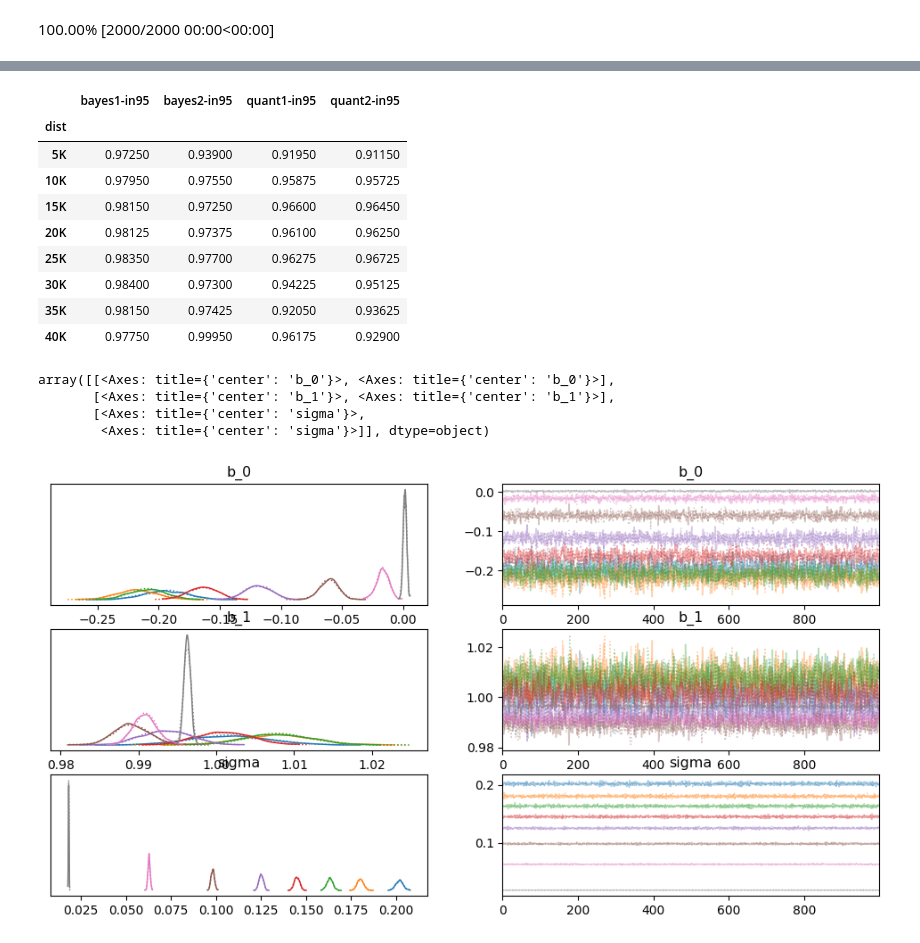
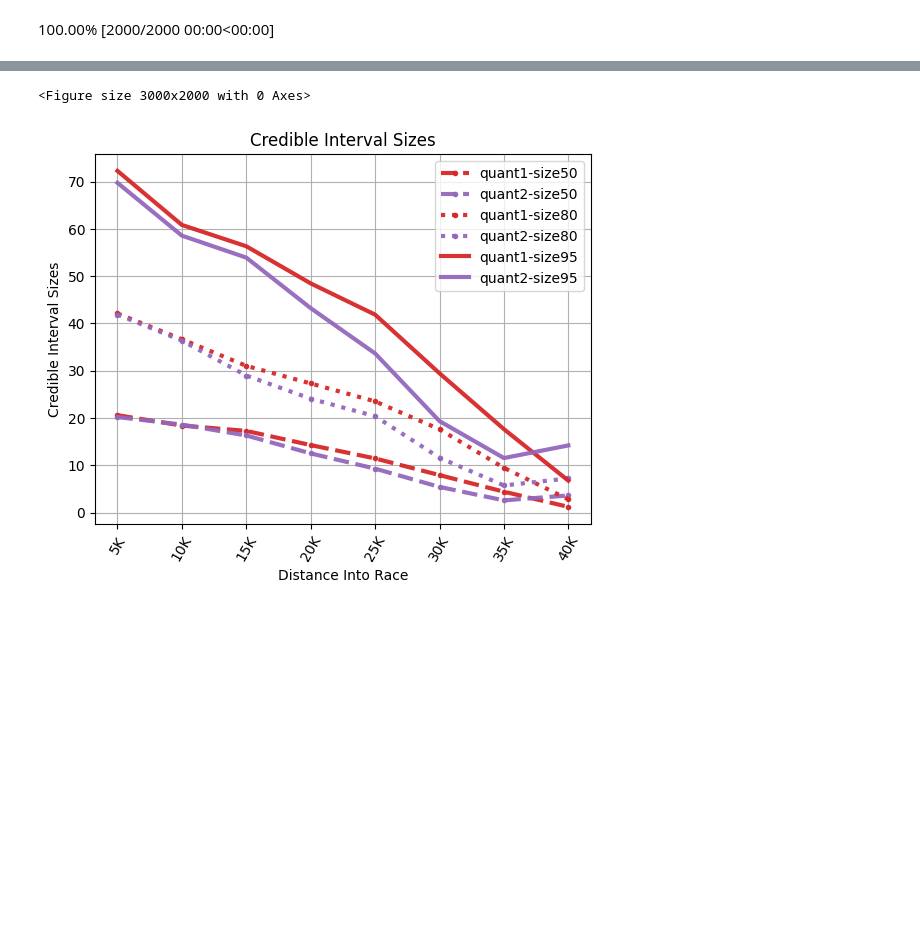
Before and after one commit to eaegerber/Marathon_Predictor, a Jupyter notebook: analysis.ipynb, the cells around one changed output, grey strips where cells are left out. Cells and saved outputs as stored; diff of their text form; code cells hidden in the pictures; blank space fills up the shorter version.

```diff
--- a/analysis.ipynb
+++ b/analysis.ipynb
@@ -166,13 +188,0 @@ dist
-# %%
-table[:]
-# %% [output]
-|  | bayes1-in95 | bayes2-in95 | quant1-in95 | quant2-in95 |
-| dist |  |  |  |  |
-| 5K | 0.97250 | 0.93900 | 0.91950 | 0.91150 |
-| 10K | 0.97950 | 0.97550 | 0.95875 | 0.95725 |
-| 15K | 0.98150 | 0.97250 | 0.96600 | 0.96450 |
-| 20K | 0.98125 | 0.97375 | 0.96100 | 0.96250 |
-| 25K | 0.98350 | 0.97700 | 0.96275 | 0.96725 |
-| 30K | 0.98400 | 0.97300 | 0.94225 | 0.95125 |
-| 35K | 0.98150 | 0.97425 | 0.92050 | 0.93625 |
-| 40K | 0.97750 | 0.99950 | 0.96175 | 0.92900 |
@@ -181,9 +189,24 @@ import arviz as az
+# %%
+colors = ['C3', 'C4'] * 3
+# colors = ['#1f77b4', '#ff7f0e', '#2ca02c', '#d62728'] * 2
+tables = []
+for conf, style in [(50, "-."), (80, "--."), (95, ":.")]:
+    sublabels = [f"quant1-size{conf}", f"quant2-size{conf}"]
+    table = test.groupby(["dist"])[sublabels].apply(lambda x: (x ** 2).mean() ** 0.5).loc[mks]
+    tables.append(table)
+
+plt.figure(figsize=(30, 20))
+big_table = pd.concat(tables, axis=1)
+big_table.plot(label=big_table.columns,  style= ["--."] * 2 + [":."] * 2 , linewidth=3, grid=True, alpha=0.95, color=colors)
+
+plt.xlabel("Distance Into Race")
+plt.ylabel("Credible Interval Sizes")
+plt.xticks(rotation=60)
+plt.title("Credible Interval Sizes")
+plt.grid(True)
+plt.savefig("analysis/interval_sizes_quant.png", bbox_inches="tight")
+# %% [output]
+<Figure size 3000x2000 with 0 Axes>
+[figure, added]
 # %%
-
-az.plot_trace(trace1)
+# az.plot_trace(trace2)
-# %% [output]
-array([[<Axes: title={'center': 'b_0'}>, <Axes: title={'center': 'b_0'}>],
-       [<Axes: title={'center': 'b_1'}>, <Axes: title={'center': 'b_1'}>],
-       [<Axes: title={'center': 'sigma'}>,
-        <Axes: title={'center': 'sigma'}>]], dtype=object)
-[figure, removed]
```
Also changed, not shown: parts of 28 cells of this notebook, 30 other files.
